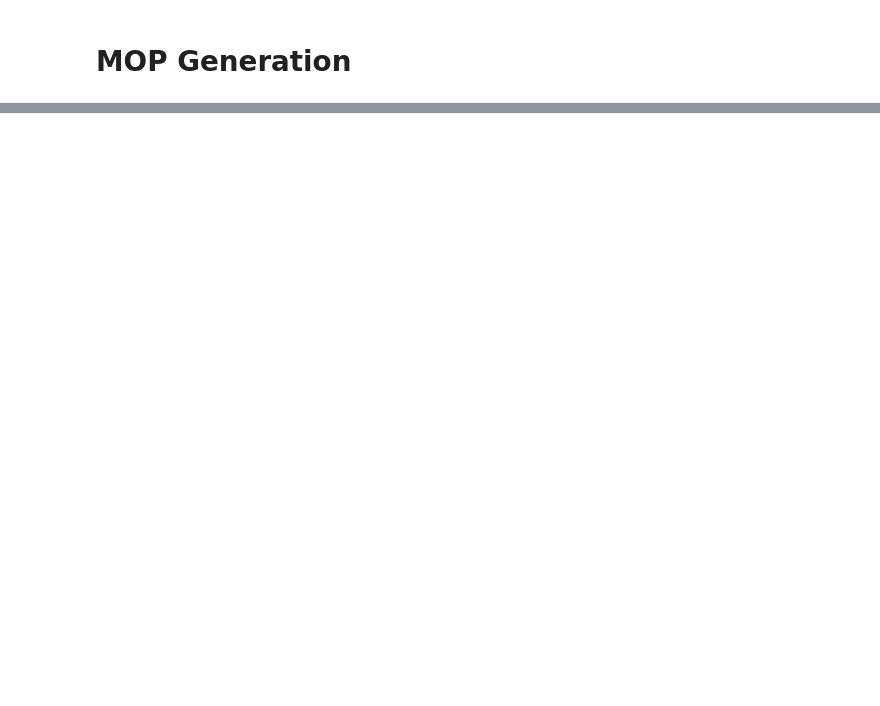
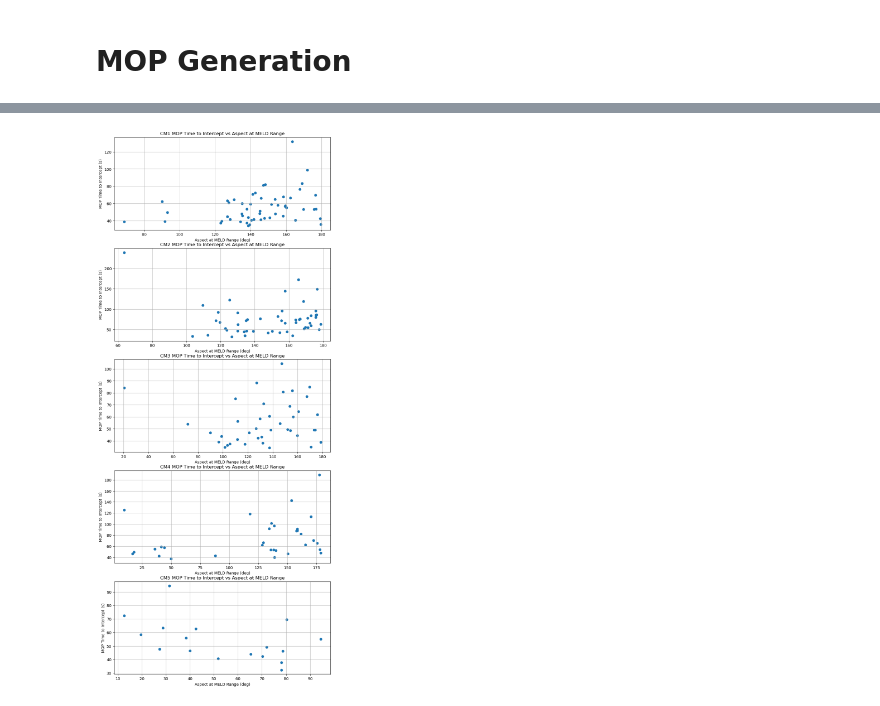
Before and after one commit to tomkyle21/HAVE-SHADOW, a Jupyter notebook: Output_to_MOPs.ipynb, the cells around one changed output, grey strips where cells are left out. Drawn from its saved outputs; the diff is of its cells as text; code cells hidden in the pictures; blank space fills up the shorter version.

```diff
--- a/Output_to_MOPs.ipynb
+++ b/Output_to_MOPs.ipynb
@@ -34,12 +34,13 @@ columns = [
 ]
 
 # Dynamically extend for CM1–CM10
-for i in range(1, 11):
+for i in range(1, 6):
     columns.extend([
         f"CM{i}_EntId",
         f"CM{i}_Interceptor Role",
-        f"CM{i}_Time_to_Intercept_s",
-        f"CM{i}_Time_to_Consent_s",
+        f"CM{i}_Time_to_Intercept_s_from_start",
+        f"CM{i}_MOP_Time_to_Intercept_s",
+        f"CM{i}_MOP_Time_to_Consent_s",
         f"CM{i}_Airspeed_at_Intercept_kt",
         f"CM{i}_Airspeed_Diff_at_Intercept_kt",
         f"CM{i}_Heading_at_Intercept_deg",
@@ -49,6 +50,7 @@ for i in range(1, 11):
         f"CM{i}_Altitude_Offset_at_Intercept_ft",
         f"CM{i}_Bank_Angle_at_Intercept_deg",
         f"CM{i}_Distance_from_CM_at_Intercept_nm",
+        f"CM{i}_Aspect_at_MELD_Range_deg"
     ])
 
 # --- SAM Summary ---
@@ -92,25 +84,16 @@ MOP_df.head()
 MOP_df['Avg_SAM_ID_Time_s'] = MOP_df[[f'SAM{i}_Time_to_ID_s' for i in range(1, 11)]].mean(axis=1)
 # %%
 # we do not need the following columns in MOP_df: Scenario_Start_Time, Num_CMs, Lead_Altitude_MSL_ft, Wingman_Altitude_MSL_ft, CM_Airspeed_kt
-cols_to_drop = ['Scenario_Start_Time', 'Num_CMs', 'Lead_Altitude_MSL_ft', 'Wingman_Altitude_MSL_ft', 'CM_Airspeed_kt',
+cols_to_drop = ['Scenario_Start_Time', 'Lead_Altitude_MSL_ft', 'Wingman_Altitude_MSL_ft', 'CM_Airspeed_kt',
                 'Total_CMs_Intercepted', 'CM1_EntId', 'Num_SAMs', 'SAMs_Identified_by_Lead', 'Scenario_End_Time']
-for i in range(1,11):
-    cols_to_drop.extend([f'CM{i}_EntId', f'CM1_Interceptor Role', f'CM{i}_Airspeed_at_Intercept_kt',
+for i in range(1,6):
+    cols_to_drop.extend([f'CM{i}_EntId', f'CM{i}_Airspeed_at_Intercept_kt',
                         f'CM{i}_Heading_at_Intercept_deg', f'CM{i}_CM_Heading_at_Intercept_deg', f'CM{i}_Altitude_at_Intercept_ft',
-                        f'CM{i}_Bank_Angle_at_Intercept_deg', f'SAM{i}_EntId', f'SAM{i}_Time_to_ID_s'])
+                        f'CM{i}_Bank_Angle_at_Intercept_deg', f'SAM{i}_EntId'])
+for i in range(6,11):
+    cols_to_drop.extend([f'SAM{i}_EntId'])
 # %%
 MOP_df = MOP_df.drop(columns=cols_to_drop)
-# %%
-MOP_list = ['Flight_Number', 'Lead_Pilot', 'Scenario_within_flight', 'Scenario', 'Configuration', 'Tactical_Comms',
-            'Target_Acquisition', 'Alt_Deviation_Lead', 'Alt_Deviation_Wingman', 'Alt_Dev_Integral_Lead_fts',
-            'Alt_Dev_Integral_Wingman_fts', 'Prop_Intercepted', 'Scenario_Duration_s', 'Prop_SAMs_ID', 'Avg_SAM_ID_Time_s']
-for i in range(1, 11):
-    MOP_list.extend([
-        f"CM{i}_Time_to_Intercept_s",
-        f"CM{i}_Time_to_Consent_s",
-        f"CM{i}_TCE_Airspeed_kt",
-        f"CM{i}_TCE_Heading_deg",
-        f"CM{i}_TCE_Altitude_ft",
-        f"CM{i}_TCE_Distance_nm"
-    ])
+# %%
+MOP_df['Proportion_SAMs_Identified'] = MOP_df['Proportion_SAMs_Identified'].clip(upper=1)
 # %%
@@ -117,0 +101,12 @@ MOP_df.to_csv('CURRENT_MOPs.csv', index=False)
+# %%
+# plot CM1_MOP_Time_to_Intercept_s vs CM1_Aspect_at_MELD_Range_deg using matplotlib for CMs 1-5
+import matplotlib.pyplot as plt
+fig, axs = plt.subplots(5, 1, figsize=(10, 25))
+for i in range(1, 6):
+    axs[i-1].scatter(MOP_df[f'CM{i}_Aspect_at_MELD_Range_deg'], MOP_df[f'CM{i}_MOP_Time_to_Intercept_s'])
+    axs[i-1].set_title(f'CM{i} MOP Time to Intercept vs Aspect at MELD Range')
+    axs[i-1].set_xlabel('Aspect at MELD Range (deg)')
+    axs[i-1].set_ylabel('MOP Time to Intercept (s)')
+    axs[i-1].grid(True)
+# %% [output]
+[figure, added]
```
Also changed, not shown: parts of 2 cells of this notebook, 38 other files.
